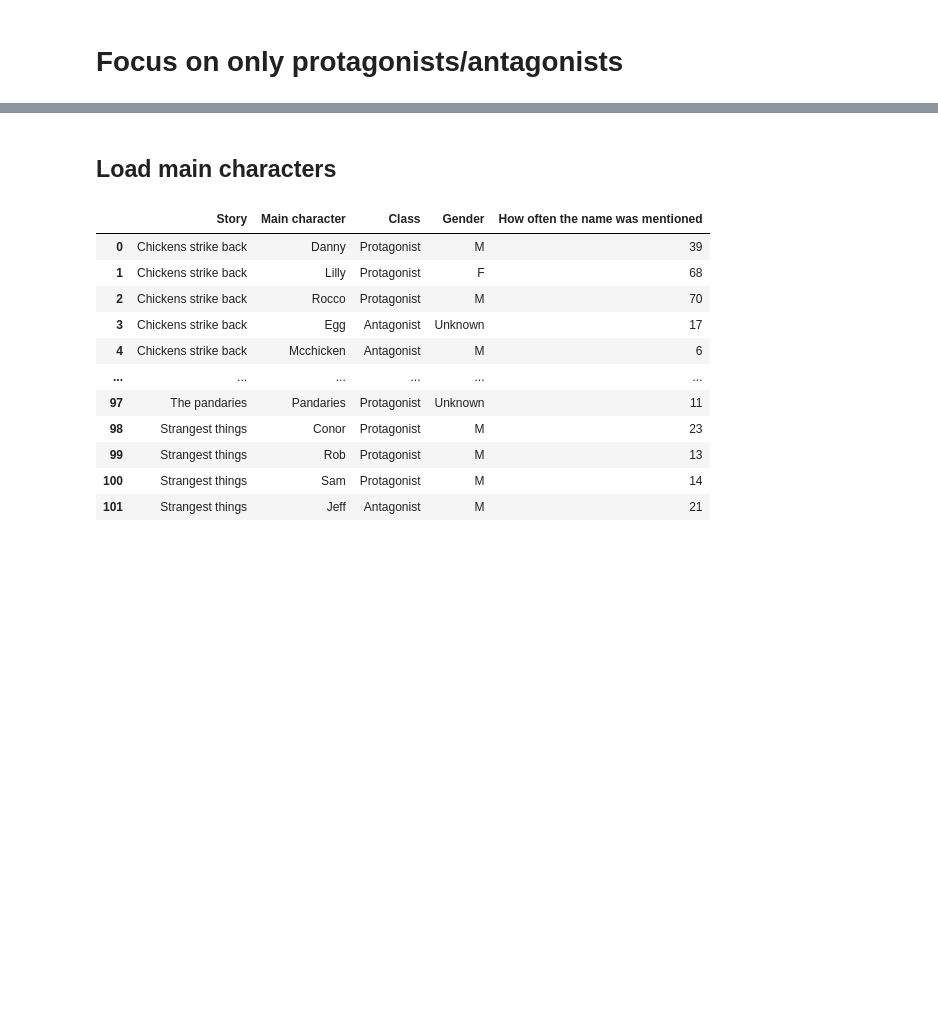
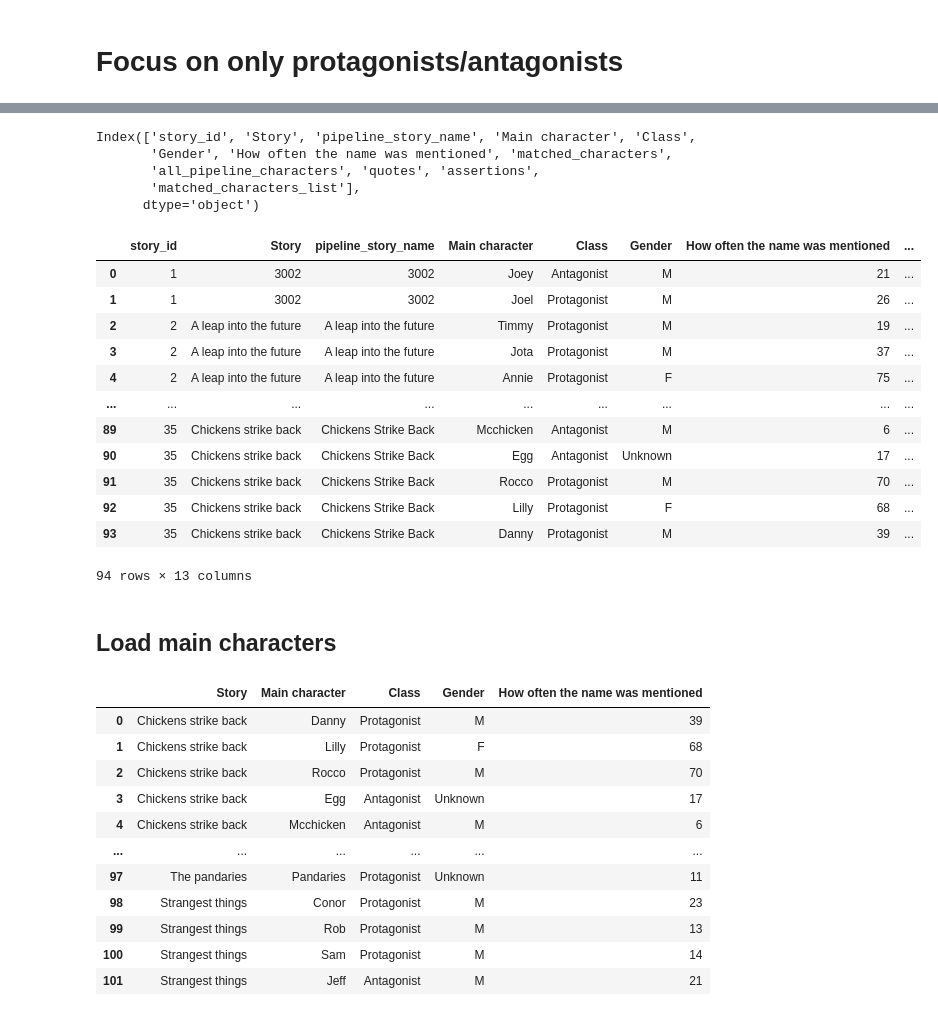
Before and after one commit to michaelmilleryoder/storyq_scripts, a Jupyter notebook: jupyter/student_scifi.ipynb, the cells around one changed output, grey strips where cells are left out. Saved outputs shown, nothing was run; the diff lists cells and outputs as text; code cells hidden in the pictures; blank space fills up the shorter version.

```diff
--- a/jupyter/student_scifi.ipynb
+++ b/jupyter/student_scifi.ipynb
@@ -3,3 +203,33 @@
+# %%
+feats.columns
+# %% [output]
+Index(['story_id', 'Story', 'pipeline_story_name', 'Main character', 'Class',
+       'Gender', 'How often the name was mentioned', 'matched_characters',
+       'all_pipeline_characters', 'quotes', 'assertions',
+       'matched_characters_list'],
+      dtype='object')
+# %%
+merged.rename(columns={'matched_characters_list': 'matched_characters'}, inplace=True)
+# %%
+selected_cols = feats.columns.tolist()[:-3] + ['quotes_original', 'quotes_filtered', 'assertions_real_original', 'assertions_filtered']
+outpath = '/home/mamille2/storyq/student_scifi/main_character_filtered_features.csv'
+merged[selected_cols].rename(columns={'assertions_real_original': 'assertions_original'}).to_csv(outpath)
+# %%
+merged[selected_cols]
+# %% [output]
+|  | story_id | Story | pipeline_story_name | Main character | Class | Gender | How often the name was mentioned | ... |
+| 0 | 1 | 3002 | 3002 | Joey | Antagonist | M | 21 | ... |
+| 1 | 1 | 3002 | 3002 | Joel | Protagonist | M | 26 | ... |
+| 2 | 2 | A leap into the future | A leap into the future | Timmy | Protagonist | M | 19 | ... |
+| 3 | 2 | A leap into the future | A leap into the future | Jota | Protagonist | M | 37 | ... |
+| 4 | 2 | A leap into the future | A leap into the future | Annie | Protagonist | F | 75 | ... |
+| ... | ... | ... | ... | ... | ... | ... | ... | ... |
+| 89 | 35 | Chickens strike back | Chickens Strike Back | Mcchicken | Antagonist | M | 6 | ... |
+| 90 | 35 | Chickens strike back | Chickens Strike Back | Egg | Antagonist | Unknown | 17 | ... |
+| 91 | 35 | Chickens strike back | Chickens Strike Back | Rocco | Protagonist | M | 70 | ... |
+| 92 | 35 | Chickens strike back | Chickens Strike Back | Lilly | Protagonist | F | 68 | ... |
+| 93 | 35 | Chickens strike back | Chickens Strike Back | Danny | Protagonist | M | 39 | ... |
+94 rows × 13 columns
 # %% [markdown]
 ## Load main characters
 # %%
```
Also changed, not shown: parts of 26 cells of this notebook.
